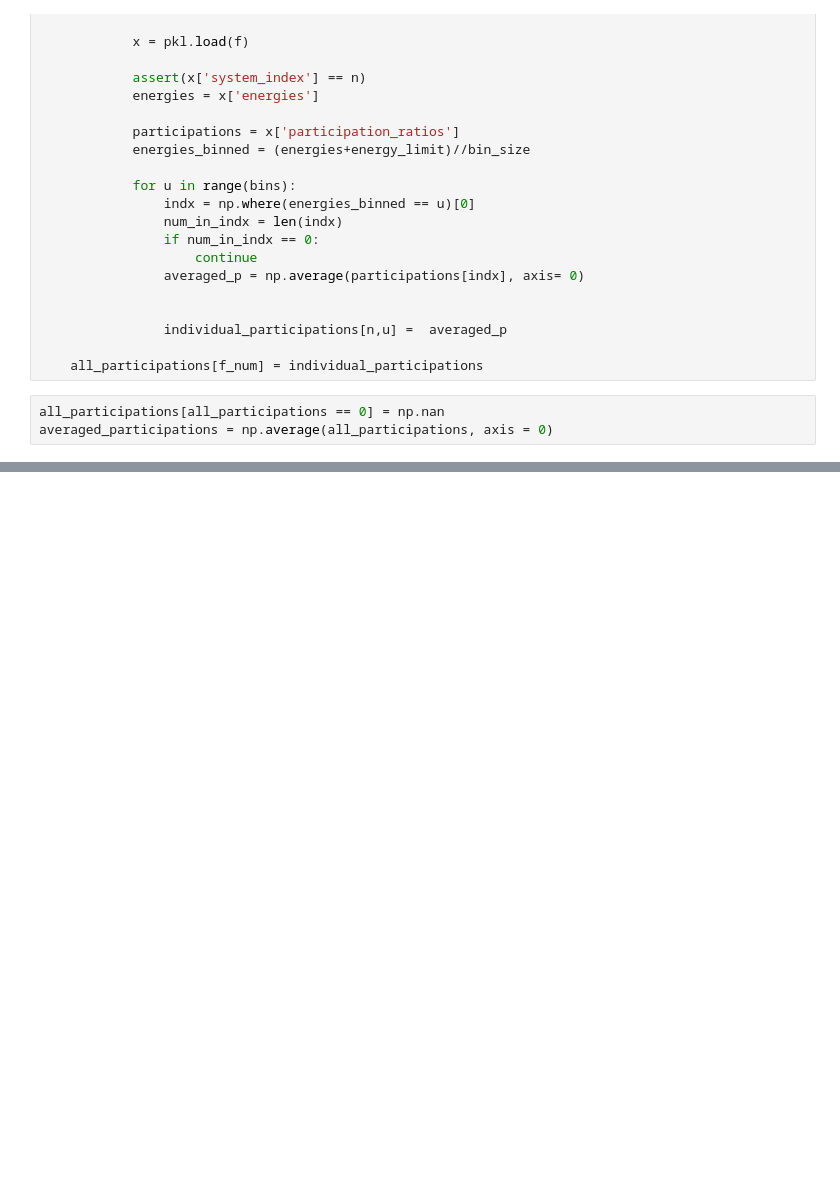
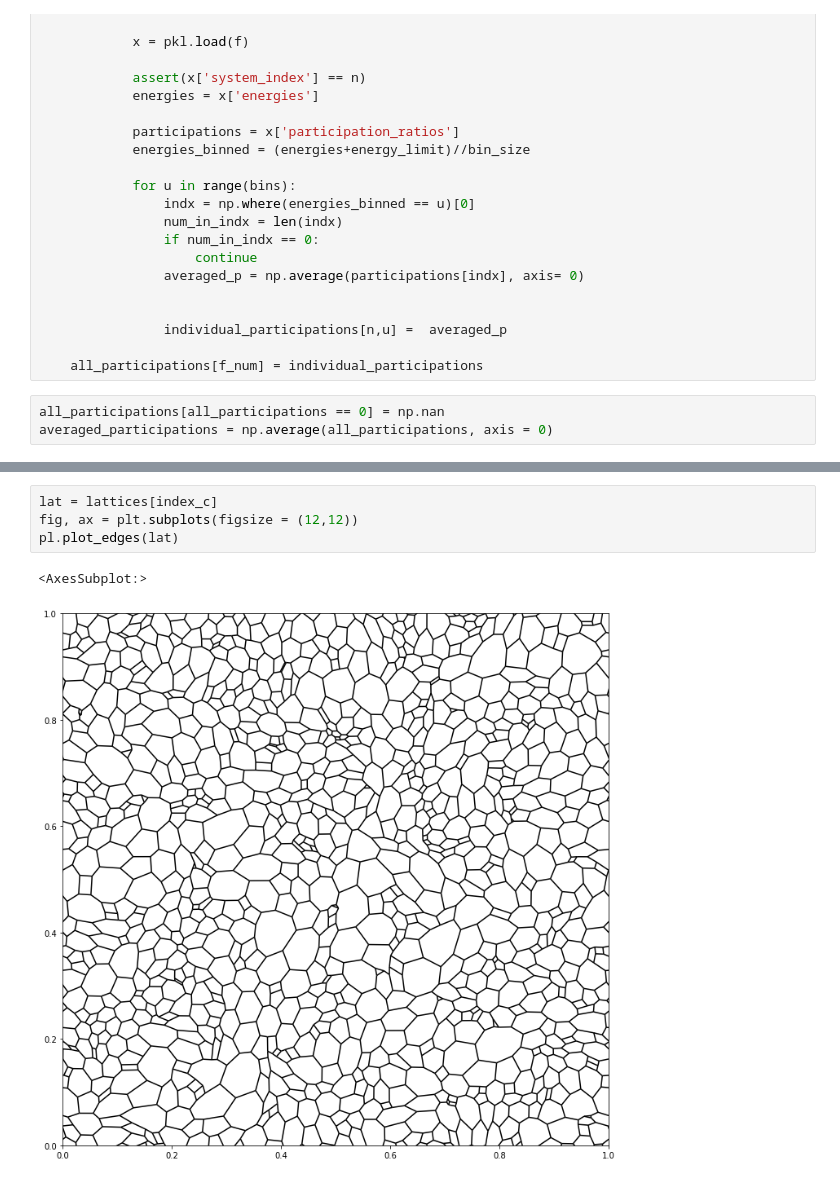
Before and after one commit to dpreuo/cx1_am_kit, a Jupyter notebook: state_scaling/analyse_participation_ratios.ipynb, the cells around one changed output, grey strips where cells are left out. Saved outputs shown, nothing was run; the diff lists cells and outputs as text; blank space fills up the shorter version.

```diff
--- a/state_scaling/analyse_participation_ratios.ipynb
+++ b/state_scaling/analyse_participation_ratios.ipynb
@@ -111,0 +133,7 @@ plt.plot(dq)
+# %%
+lat = lattices[index_c]
+fig, ax = plt.subplots(figsize = (12,12))
+pl.plot_edges(lat)
+# %% [output]
+<AxesSubplot:>
+[figure, added]
```
Also changed, not shown: parts of 4 cells of this notebook.
